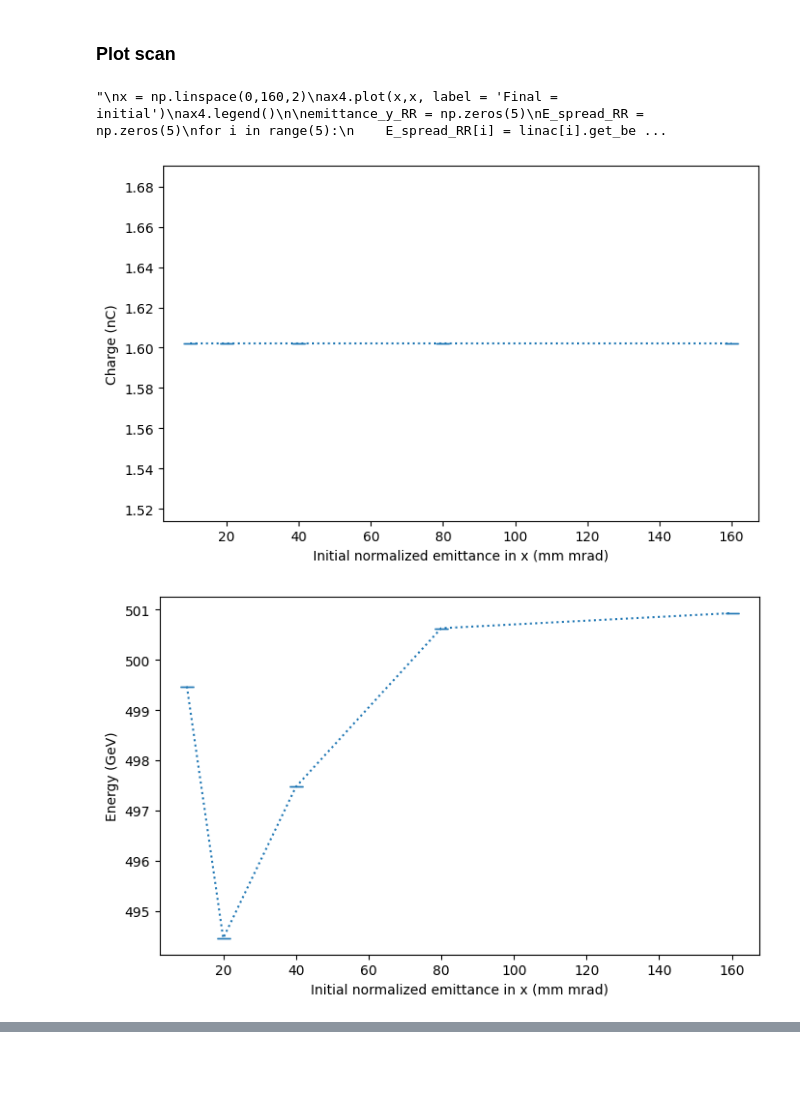
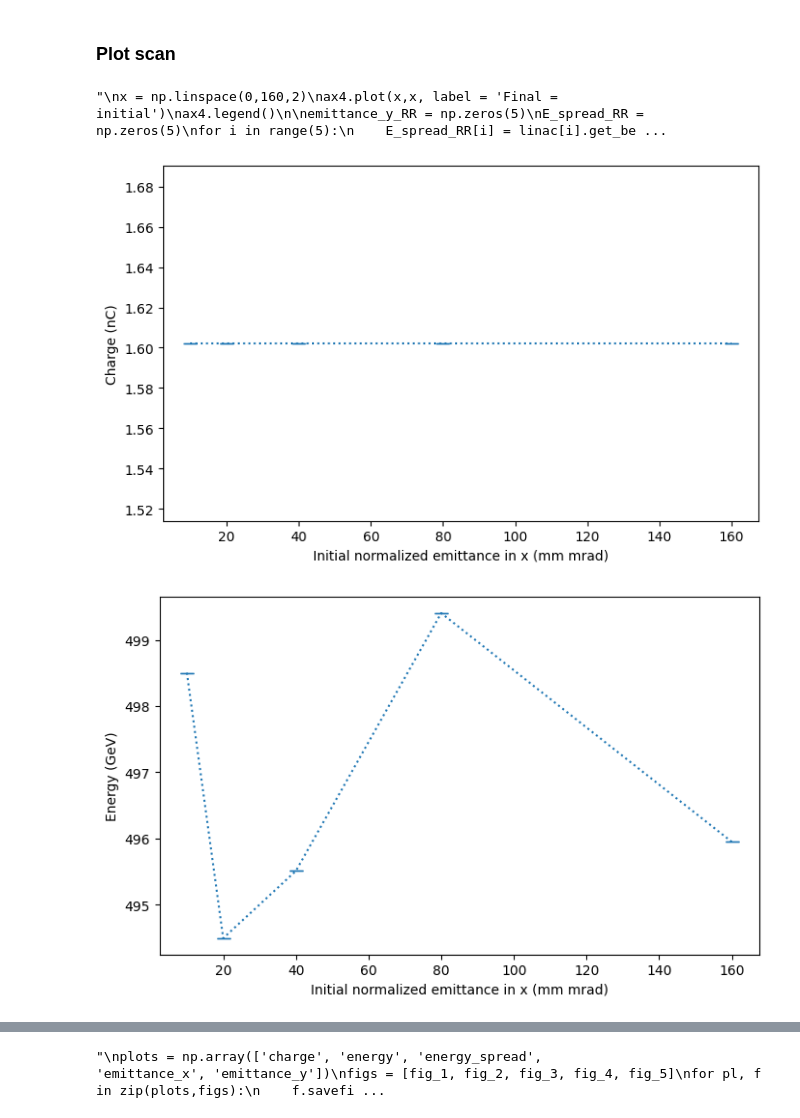
Before and after one commit to Knallvik/Master, a Jupyter notebook: ABEL_dev/examples/scan_example_RR_updated_params.ipynb, the cells around one changed output, grey strips where cells are left out. Drawn from its saved outputs; the diff is of its cells as text; code cells hidden in the pictures; blank space fills up the shorter version.

```diff
--- a/ABEL_dev/examples/scan_example_RR_updated_params.ipynb
+++ b/ABEL_dev/examples/scan_example_RR_updated_params.ipynb
@@ -27,8 +28,8 @@ driver.z_offset = 580e-6 # [m]
 driver.emit_nx, driver.emit_ny = 10e-6, 10e-6 # [m rad]
 driver.beta_x, driver.beta_y = 30e-3, 30e-3 # [m]
 driver.num_particles = 10000
-driver.jitter.x = 2e-6 # [m]
-driver.jitter.y = 100e-9 # [m]
+driver.jitter.x = 0 # [m] 2e-6
+driver.jitter.y = 0 # [m] 100e-9
 driver.jitter.t = 10e-15 # [m]
 
 # define stage
@@ -117,20 +126,21 @@ linac.stages[0].plot_wakefield()
 # %%
 # plot energy spread vs bunch length
 fig_1, ax1 = linac.plot_beam_function(Beam.charge, label='Charge (nC)', scale=-1e-9, xscale='linear', yscale='linear')
 fig_2, ax2 = linac.plot_beam_function(Beam.energy, label='Energy (GeV)', scale=1e9, xscale='linear', yscale='linear')
 fig_3, ax3 = linac.plot_beam_function(Beam.rel_energy_spread, label='Energy spread (%)', scale=1e-2, xscale='linear')
 fig_4, ax4 = linac.plot_beam_function(Beam.norm_emittance_x, label='Norm. emittance, x (mm mrad)', scale=1e-6, xscale='linear')
+fig_5, ax5 = linac.plot_beam_function(Beam.norm_emittance_y, label='Norm. emittance, y (mm mrad)', scale=1e-6, xscale='linear')
 """
 x = np.linspace(0,160,2)
 ax4.plot(x,x, label = 'Final = initial')
 ax4.legend()
 
 emittance_y_RR = np.zeros(5)
 E_spread_RR = np.zeros(5)
 for i in range(5):
     E_spread_RR[i] = linac[i].get_beam(-1).rel_energy_spread()*1e2
     """
 # %% [output]
 "\nx = np.linspace(0,160,2)\nax4.plot(x,x, label = 'Final = initial')\nax4.legend()\n\nemittance_y_RR = np.zeros(5)\nE_spread_RR = np.zeros(5)\nfor i in range(5):\n    E_spread_RR[i] = linac[i].get_be ...
 [figure]
-[figure, old version]
+[figure, new version]
@@ -139,6 +150,10 @@ for i in range(5):
 # %%
+"""
 plots = np.array(['charge', 'energy', 'energy_spread', \
                        'emittance_x', 'emittance_y'])
-figs = [fig_1, fig_2, fig_3, fig_4]
+figs = [fig_1, fig_2, fig_3, fig_4, fig_5]
 for pl, f in zip(plots,figs):
-    f.savefig(fname = f'Linac_emittance_scan_{pl}_RR_160_1T_updated_params.png')
+    f.savefig(fname = f'Linac_emittance_scan_{pl}_RR_{stage.enable_rr}_160_1T_updated_params.png')
+"""
+# %% [output]
+"\nplots = np.array(['charge', 'energy', 'energy_spread',                        'emittance_x', 'emittance_y'])\nfigs = [fig_1, fig_2, fig_3, fig_4, fig_5]\nfor pl, f in zip(plots,figs):\n    f.savefi ...
```
Also changed, not shown: parts of 5 cells of this notebook, 9 other files.
